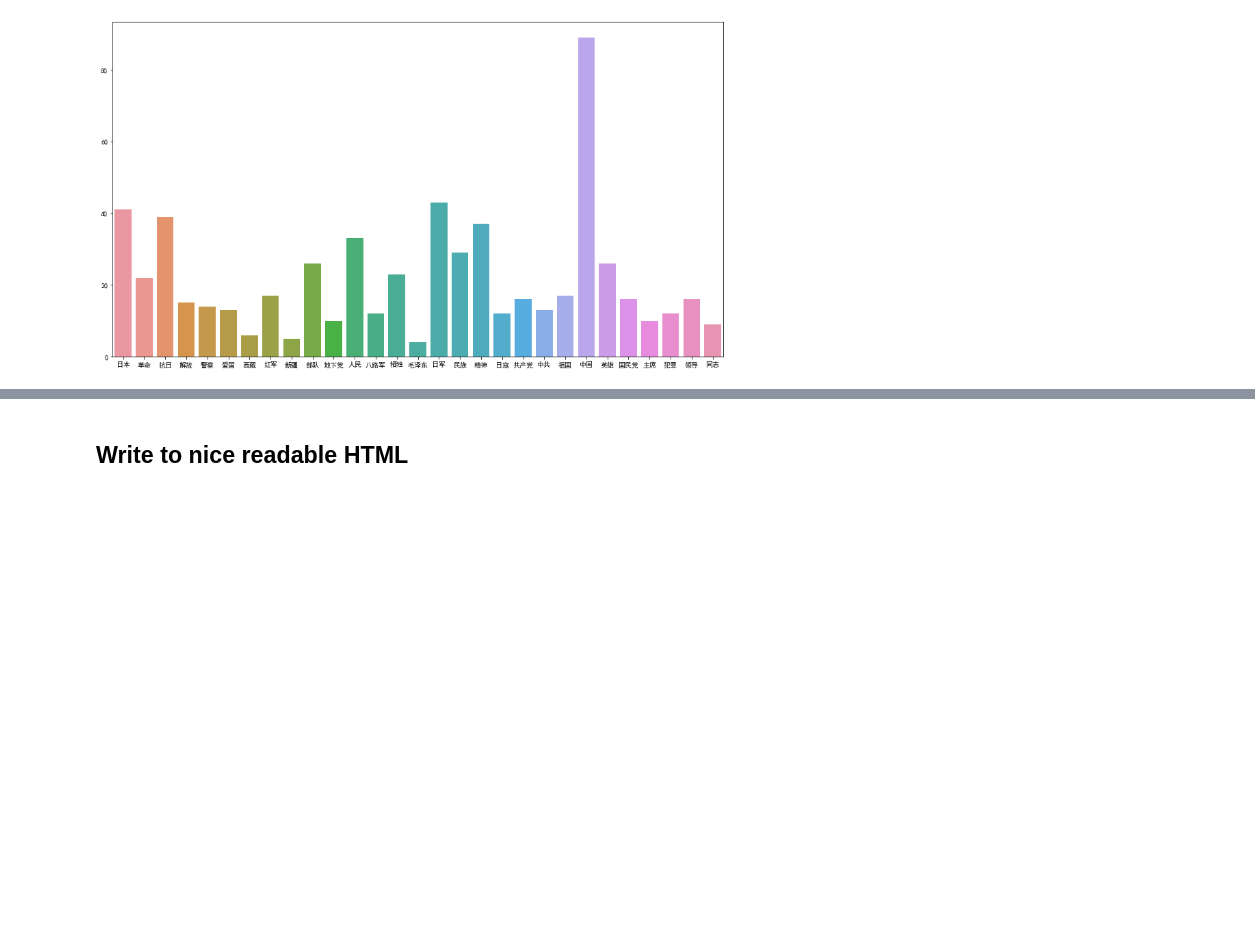
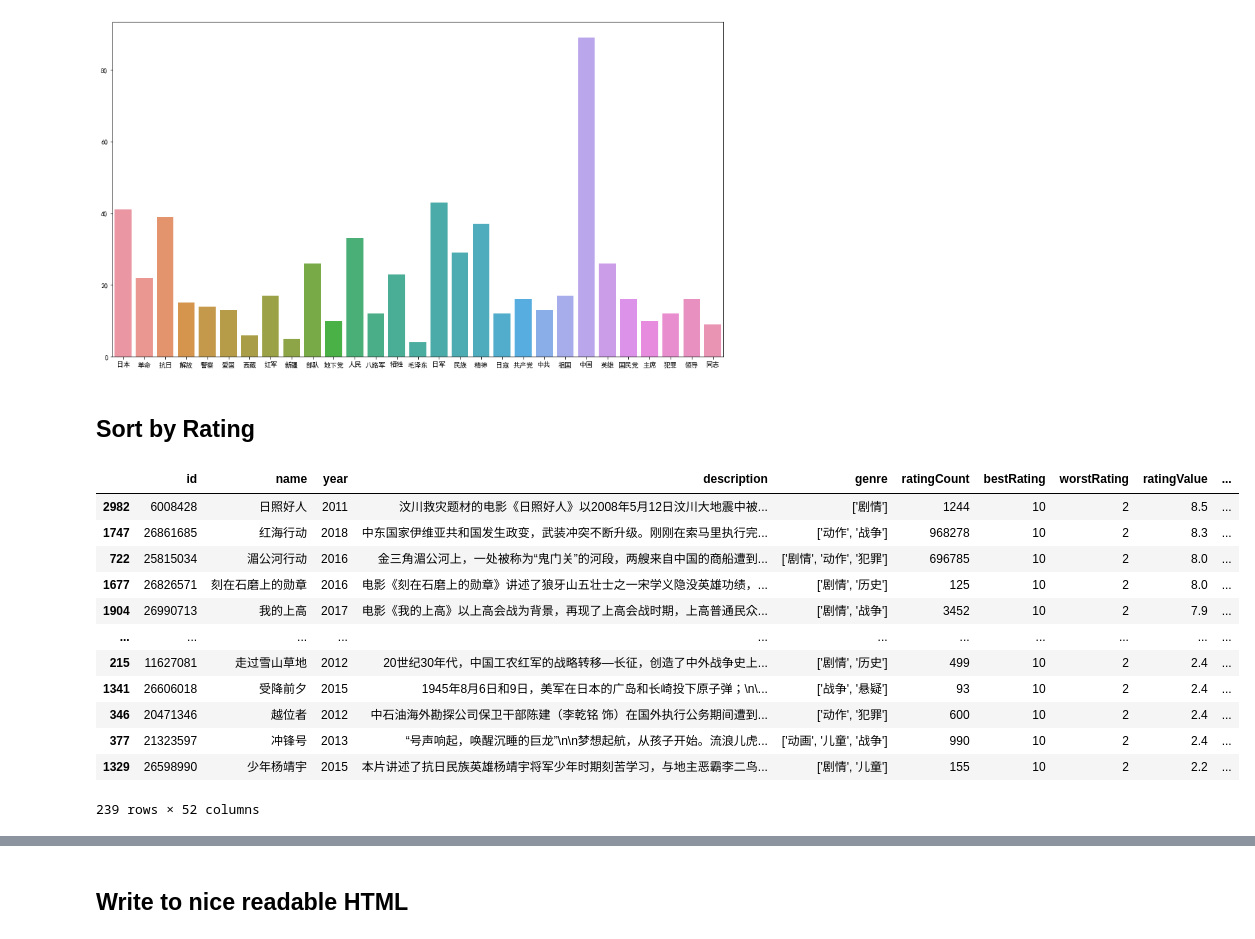
Before and after one commit to contrasting/jingo, a Jupyter notebook: 05b Exploring Propaganda.ipynb, the cells around one changed output, grey strips where cells are left out. Cells and saved outputs as stored; diff of their text form; code cells hidden in the pictures; blank space fills up the shorter version.

```diff
--- a/05b Exploring Propaganda.ipynb
+++ b/05b Exploring Propaganda.ipynb
@@ -136,3 +153,21 @@ sns.barplot(x=keyword_freq.index, y=keyword_freq)
 # %% [output]
 <AxesSubplot:>
 [figure]
+# %% [markdown]
+## Sort by Rating
+# %%
+propaganda.sort_values("ratingValue", ascending=False)
+# %% [output]
+|  | id | name | year | description | genre | ratingCount | bestRating | worstRating | ratingValue | ... |
+| 2982 | 6008428 | 日照好人 | 2011 | 汶川救灾题材的电影《日照好人》以2008年5月12日汶川大地震中被... | ['剧情'] | 1244 | 10 | 2 | 8.5 | ... |
+| 1747 | 26861685 | 红海行动 | 2018 | 中东国家伊维亚共和国发生政变，武装冲突不断升级。刚刚在索马里执行完... | ['动作', '战争'] | 968278 | 10 | 2 | 8.3 | ... |
+| 722 | 25815034 | 湄公河行动 | 2016 | 金三角湄公河上，一处被称为“鬼门关”的河段，两艘来自中国的商船遭到... | ['剧情', '动作', '犯罪'] | 696785 | 10 | 2 | 8.0 | ... |
+| 1677 | 26826571 | 刻在石磨上的勋章 | 2016 | 电影《刻在石磨上的勋章》讲述了狼牙山五壮士之一宋学义隐没英雄功绩，... | ['剧情', '历史'] | 125 | 10 | 2 | 8.0 | ... |
+| 1904 | 26990713 | 我的上高 | 2017 | 电影《我的上高》以上高会战为背景，再现了上高会战时期，上高普通民众... | ['剧情', '战争'] | 3452 | 10 | 2 | 7.9 | ... |
+| ... | ... | ... | ... | ... | ... | ... | ... | ... | ... | ... |
+| 215 | 11627081 | 走过雪山草地 | 2012 | 20世纪30年代，中国工农红军的战略转移—长征，创造了中外战争史上... | ['剧情', '历史'] | 499 | 10 | 2 | 2.4 | ... |
+| 1341 | 26606018 | 受降前夕 | 2015 | 1945年8月6日和9日，美军在日本的广岛和长崎投下原子弹；\n\... | ['战争', '悬疑'] | 93 | 10 | 2 | 2.4 | ... |
+| 346 | 20471346 | 越位者 | 2012 | 中石油海外勘探公司保卫干部陈建（李乾铭 饰）在国外执行公务期间遭到... | ['动作', '犯罪'] | 600 | 10 | 2 | 2.4 | ... |
+| 377 | 21323597 | 冲锋号 | 2013 | “号声响起，唤醒沉睡的巨龙”\n\n梦想起航，从孩子开始。流浪儿虎... | ['动画', '儿童', '战争'] | 990 | 10 | 2 | 2.4 | ... |
+| 1329 | 26598990 | 少年杨靖宇 | 2015 | 本片讲述了抗日民族英雄杨靖宇将军少年时期刻苦学习，与地主恶霸李二鸟... | ['剧情', '儿童'] | 155 | 10 | 2 | 2.2 | ... |
+239 rows × 52 columns
```
Also changed, not shown: parts of 4 cells of this notebook, 1 other file.
